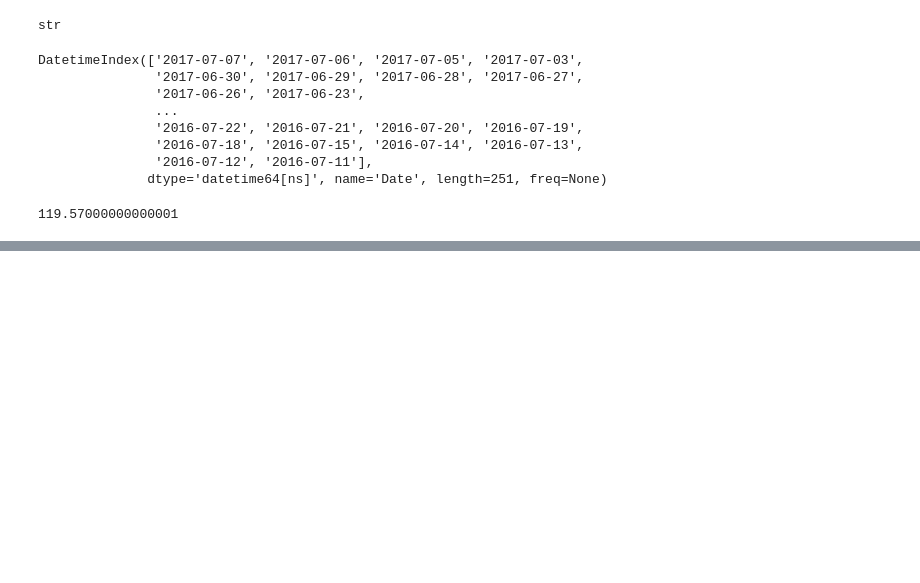
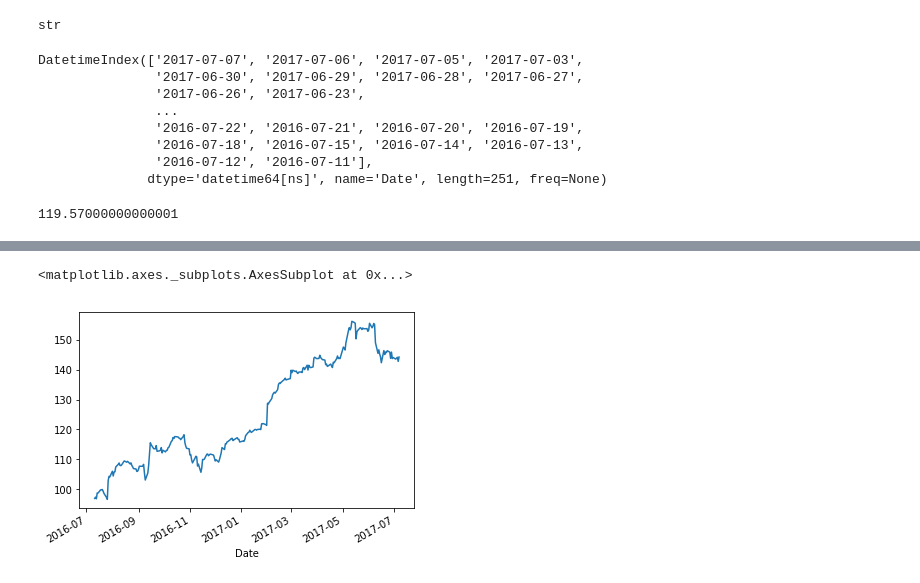
Before and after one commit to mgorem/AI-ML-DL, a Jupyter notebook: pandas/16_time_series_datetime_index_resample/time_series_datetime.ipynb, the cells around one changed output, grey strips where cells are left out. Drawn from its saved outputs; the diff is of its cells as text; code cells hidden in the pictures; blank space fills up the shorter version.

```diff
--- a/pandas/16_time_series_datetime_index_resample/time_series_datetime.ipynb
+++ b/pandas/16_time_series_datetime_index_resample/time_series_datetime.ipynb
@@ -41,0 +73,7 @@ df["2017-01"].Close.mean()
+# %%
+# Usual plot without specifying: more granular, on a daily basis
+# %matplotlib inline
+df.Close.plot()
+# %% [output]
+<matplotlib.axes._subplots.AxesSubplot at 0x...>
+[figure, added]
```
Also changed, not shown: parts of 4 cells of this notebook, 2 other files.
